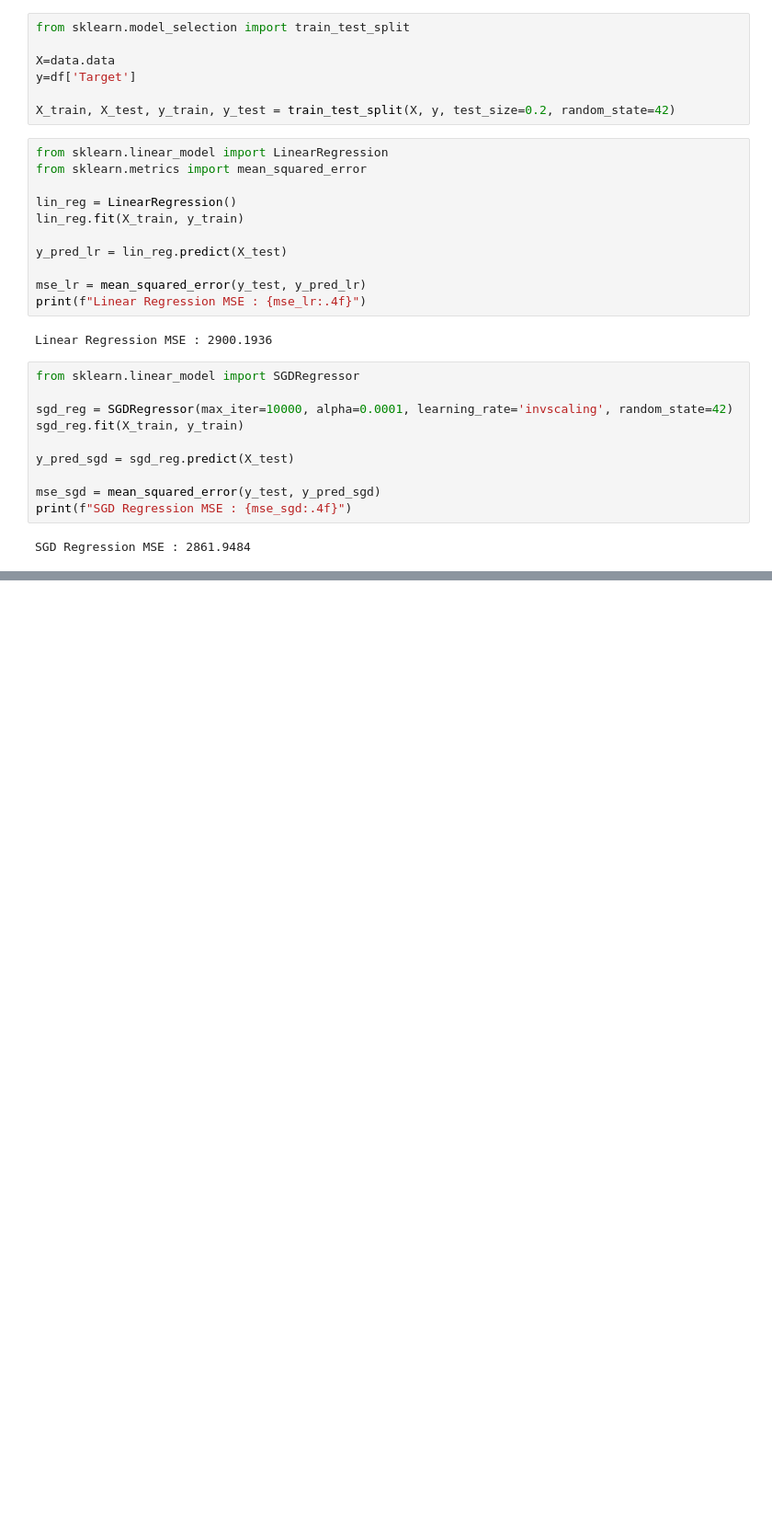
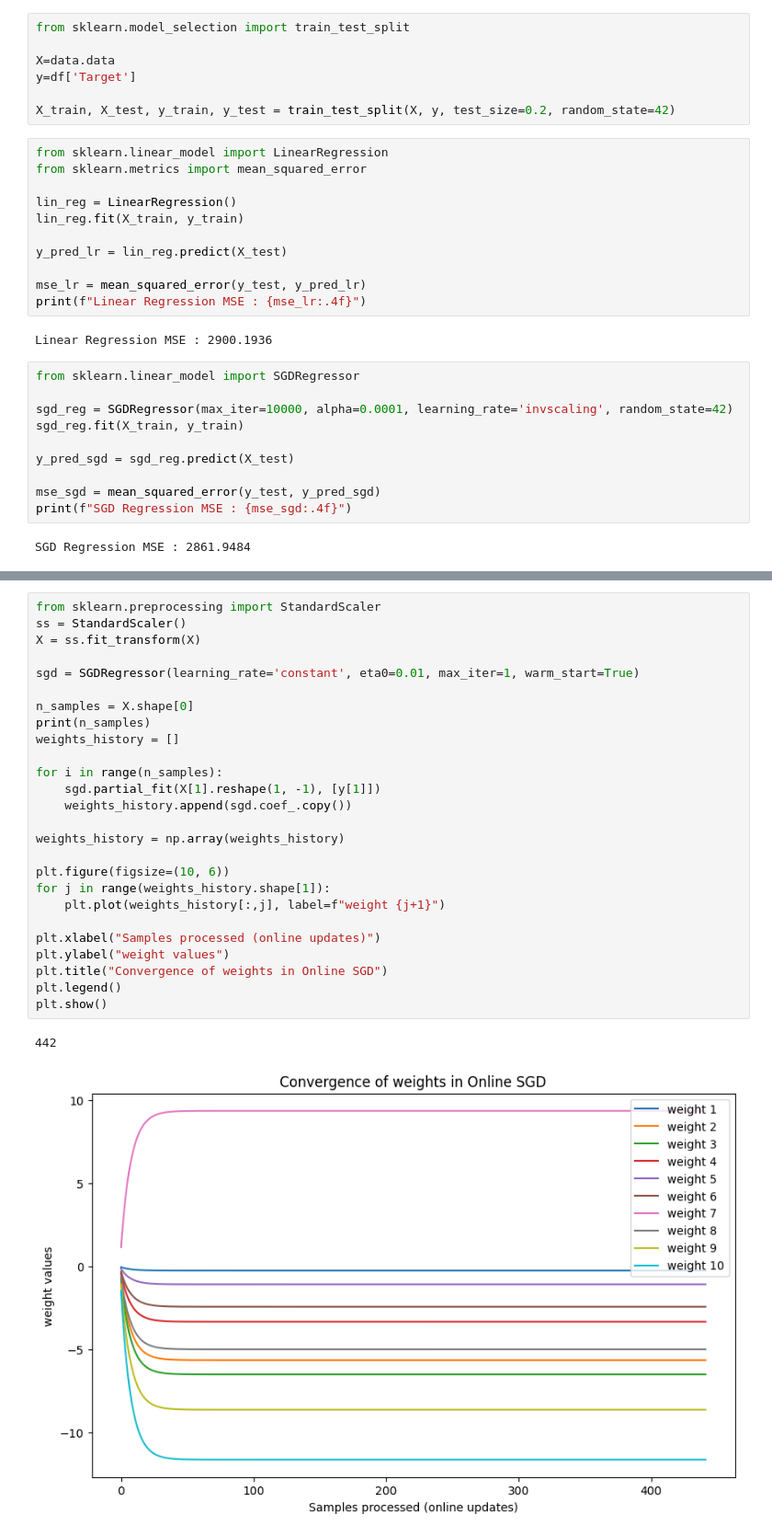
Before and after one commit to malviynjali11/MLP-Course, a Jupyter notebook: Week4/live1.ipynb, the cells around one changed output, grey strips where cells are left out. Shown at 92% size. Saved outputs shown, nothing was run; the diff lists cells and outputs as text; blank space fills up the shorter version.

```diff
--- a/Week4/live1.ipynb
+++ b/Week4/live1.ipynb
@@ -73,0 +83,29 @@ SGD Regression MSE : 2861.9484
+# %%
+from sklearn.preprocessing import StandardScaler
+ss = StandardScaler()
+X = ss.fit_transform(X)
+
+sgd = SGDRegressor(learning_rate='constant', eta0=0.01, max_iter=1, warm_start=True)
+
+n_samples = X.shape[0]
+print(n_samples)
+weights_history = []
+
+for i in range(n_samples):
+    sgd.partial_fit(X[1].reshape(1, -1), [y[1]])
+    weights_history.append(sgd.coef_.copy())
+
+weights_history = np.array(weights_history)
+
+plt.figure(figsize=(10, 6))
+for j in range(weights_history.shape[1]):
+    plt.plot(weights_history[:,j], label=f"weight {j+1}")
+
+plt.xlabel("Samples processed (online updates)")
+plt.ylabel("weight values")
+plt.title("Convergence of weights in Online SGD")
+plt.legend()
+plt.show()
+# %% [output]
+442
+[figure, added]
```
Also changed, not shown: parts of 1 cell of this notebook.
